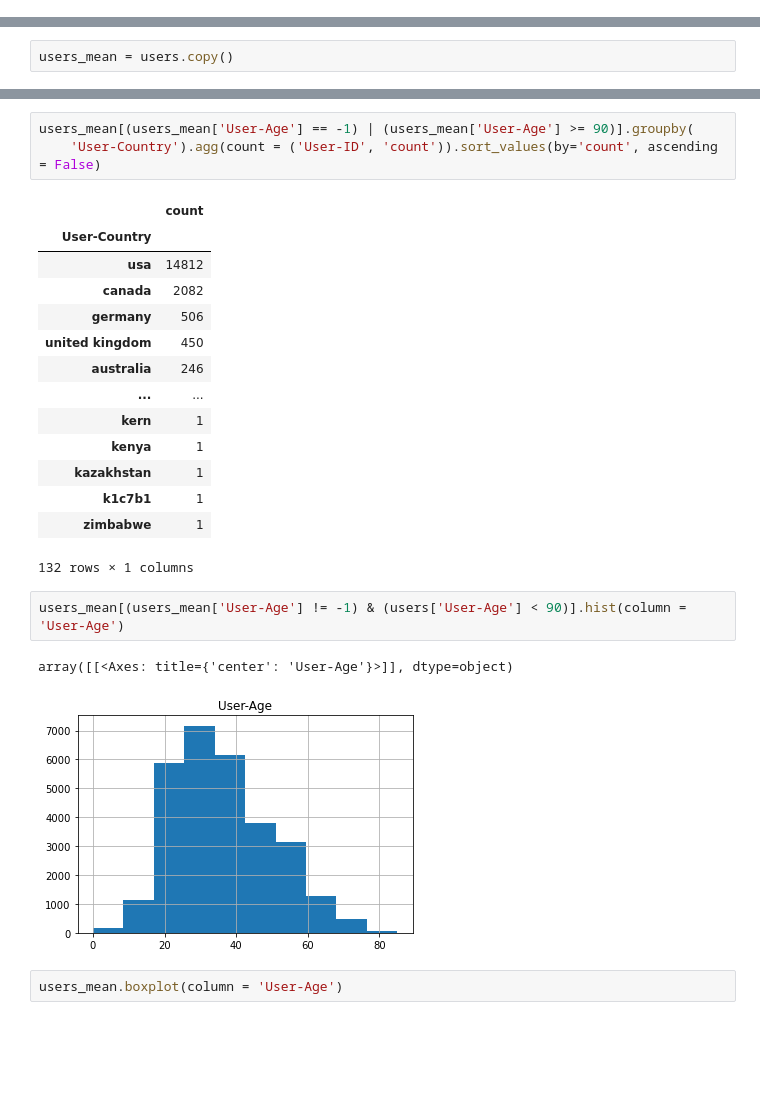
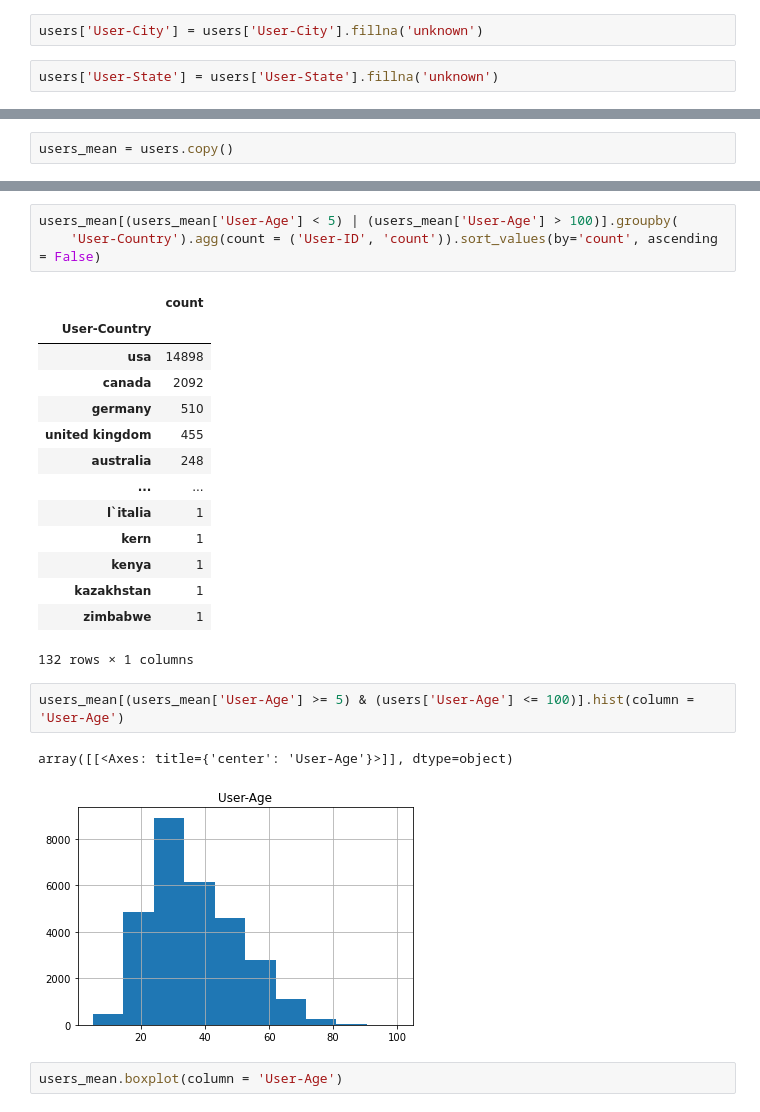
Before and after one commit to caseynator123/EDP_assigment2, a Jupyter notebook: preprocessing/preprocessing_user.ipynb, the cells around one changed output, grey strips where cells are left out. Saved outputs shown, nothing was run; the diff lists cells and outputs as text; blank space fills up the shorter version.

```diff
--- a/preprocessing/preprocessing_user.ipynb
+++ b/preprocessing/preprocessing_user.ipynb
@@ -298,6 +318,10 @@ users[users['User-Country'] == 'unknown']
 | 47865 | 276496 | the colony | NaN | unknown | 45 |
 | 47869 | 276538 | cologne | NaN | unknown | 26 |
 519 rows × 5 columns
+# %%
+users['User-City'] = users['User-City'].fillna('unknown')
+# %%
+users['User-State'] = users['User-State'].fillna('unknown')
 # %% [markdown]
 ## Imputing Age
 Tried imputing age based on mean of country the user is from but this led to changing the distribution of the dataset.
@@ -342,28 +366,28 @@ users_mean[(users_mean['User-Age'] != -1) & (users_mean['User-Age'] < 90)].group
 | zambia | 1 | 55.000000 |
 131 rows × 2 columns
 # %%
-users_mean[(users_mean['User-Age'] == -1) | (users_mean['User-Age'] >= 90)].groupby(
+users_mean[(users_mean['User-Age'] < 5) | (users_mean['User-Age'] > 100)].groupby(
     'User-Country').agg(count = ('User-ID', 'count')).sort_values(by='count', ascending = False)
 # %% [output]
 |  | count |
 | User-Country |  |
-| usa | 14812 |
-| canada | 2082 |
-| germany | 506 |
-| united kingdom | 450 |
-| australia | 246 |
+| usa | 14898 |
+| canada | 2092 |
+| germany | 510 |
+| united kingdom | 455 |
+| australia | 248 |
 | ... | ... |
+| l`italia | 1 |
 | kern | 1 |
 | kenya | 1 |
 | kazakhstan | 1 |
-| k1c7b1 | 1 |
 | zimbabwe | 1 |
 132 rows × 1 columns
 # %%
-users_mean[(users_mean['User-Age'] != -1) & (users['User-Age'] < 90)].hist(column = 'User-Age')
+users_mean[(users_mean['User-Age'] >= 5) & (users['User-Age'] <= 100)].hist(column = 'User-Age')
 # %% [output]
 array([[<Axes: title={'center': 'User-Age'}>]], dtype=object)
-[figure, old version]
+[figure, new version]
 # %%
 users_mean.boxplot(column = 'User-Age')
 # %% [output]
```
Also changed, not shown: parts of 46 cells of this notebook, 2 other files.
